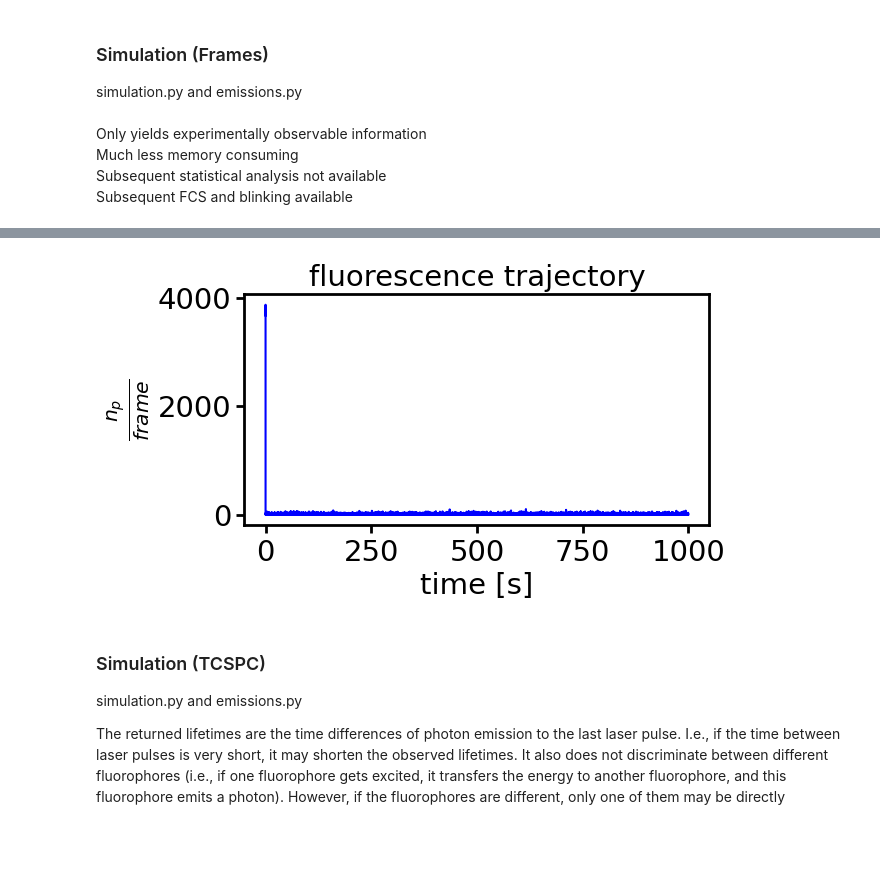
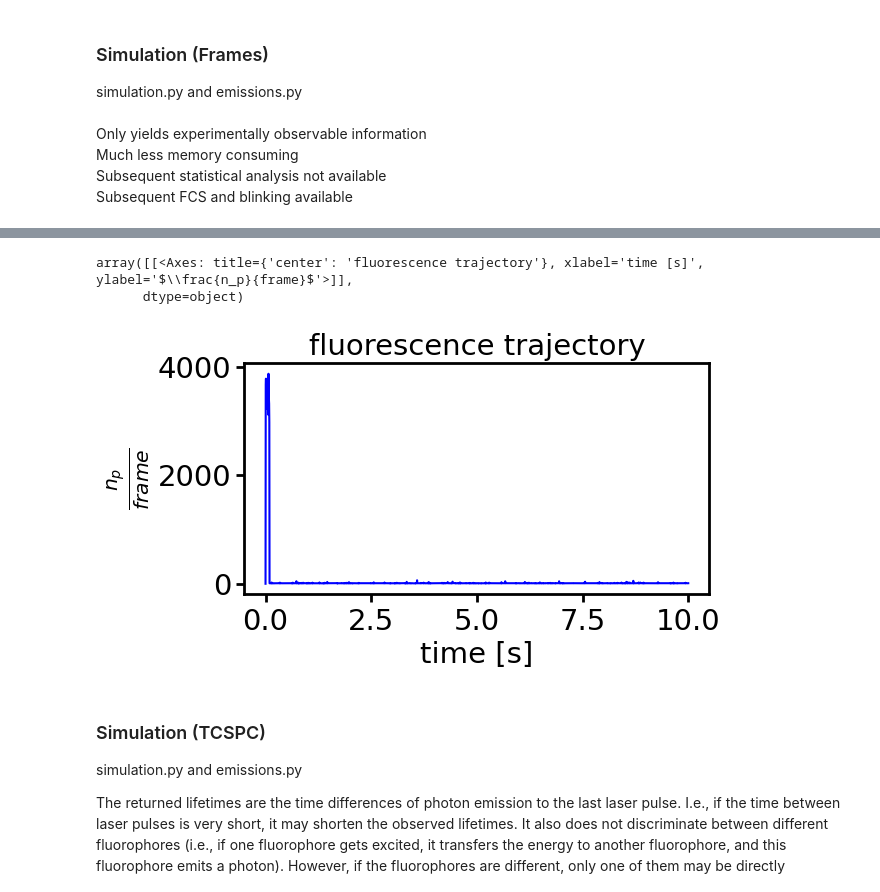
Before and after one commit to super-resolution/Fluopy, a Jupyter notebook: notebooks/tutorial.ipynb, the cells around one changed output, grey strips where cells are left out. Saved outputs shown, nothing was run; the diff lists cells and outputs as text; code cells hidden in the pictures; blank space fills up the shorter version.

```diff
--- a/notebooks/tutorial.ipynb
+++ b/notebooks/tutorial.ipynb
@@ -445,7 +449,7 @@ transition_set.finalize()
 emis = em.Emissions(frame_time="5ms", seed=1, bandpass=(600, 800))
 emis.simulate(transition_set=transition_set,
               store_time_points=True,
-              frames=200000)
+              frames=2000)
 # just like extracted emissions (see below), the follwoing routines can be applied
 emis.add_photon_collection_objective(p=0.1, seed=10)  # 1.
 emis.add_quantum_efficiency(p=0.9, seed=1)  # 3.1.
@@ -462,4 +465,6 @@ array([[<Axes: title={'center': 'fluorescence trajectory'}, xlabel='time [s]', y
+array([[<Axes: title={'center': 'fluorescence trajectory'}, xlabel='time [s]', ylabel='$\\frac{n_p}{frame}$'>]],
+      dtype=object)
-[figure, old version]
+[figure, new version]
 # %% [markdown]
 ### Simulation (TCSPC)
 simulation.py and emissions.py
```
Also changed, not shown: parts of 4 cells of this notebook, 9 other files.
